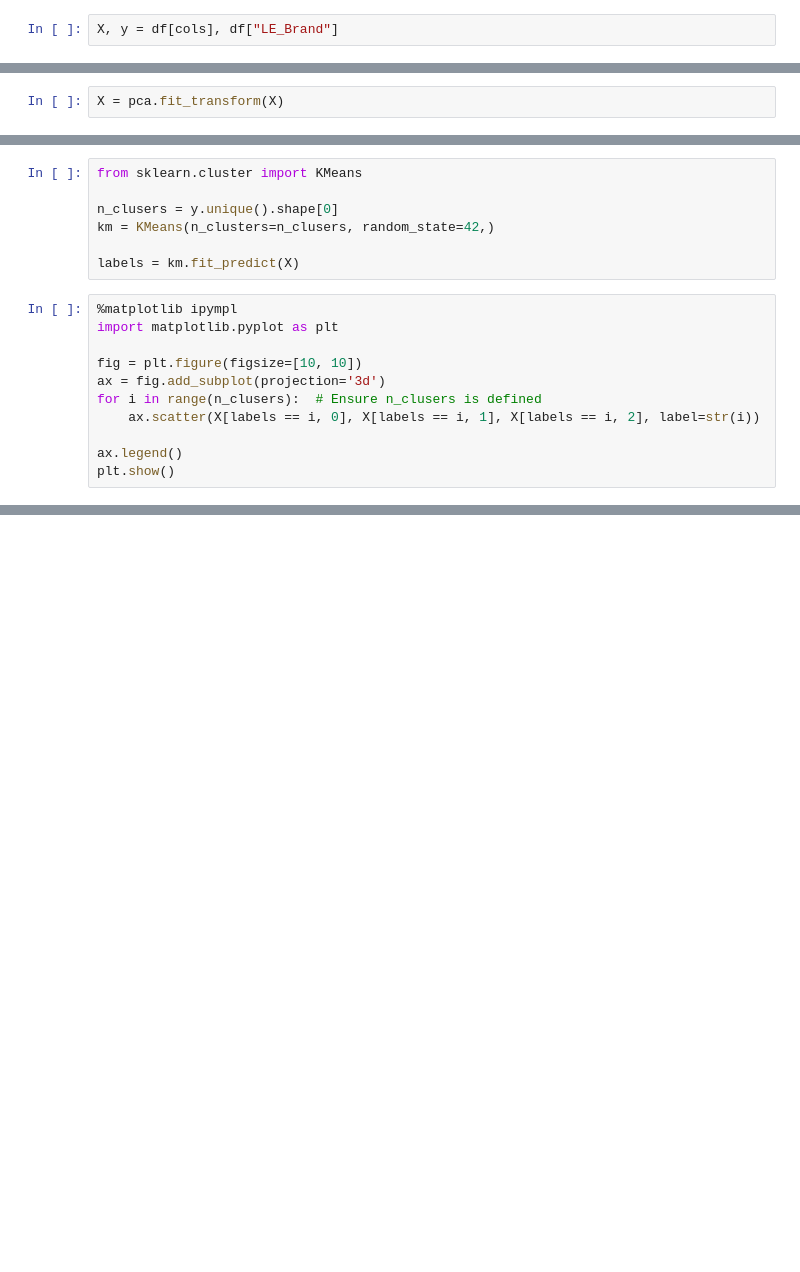
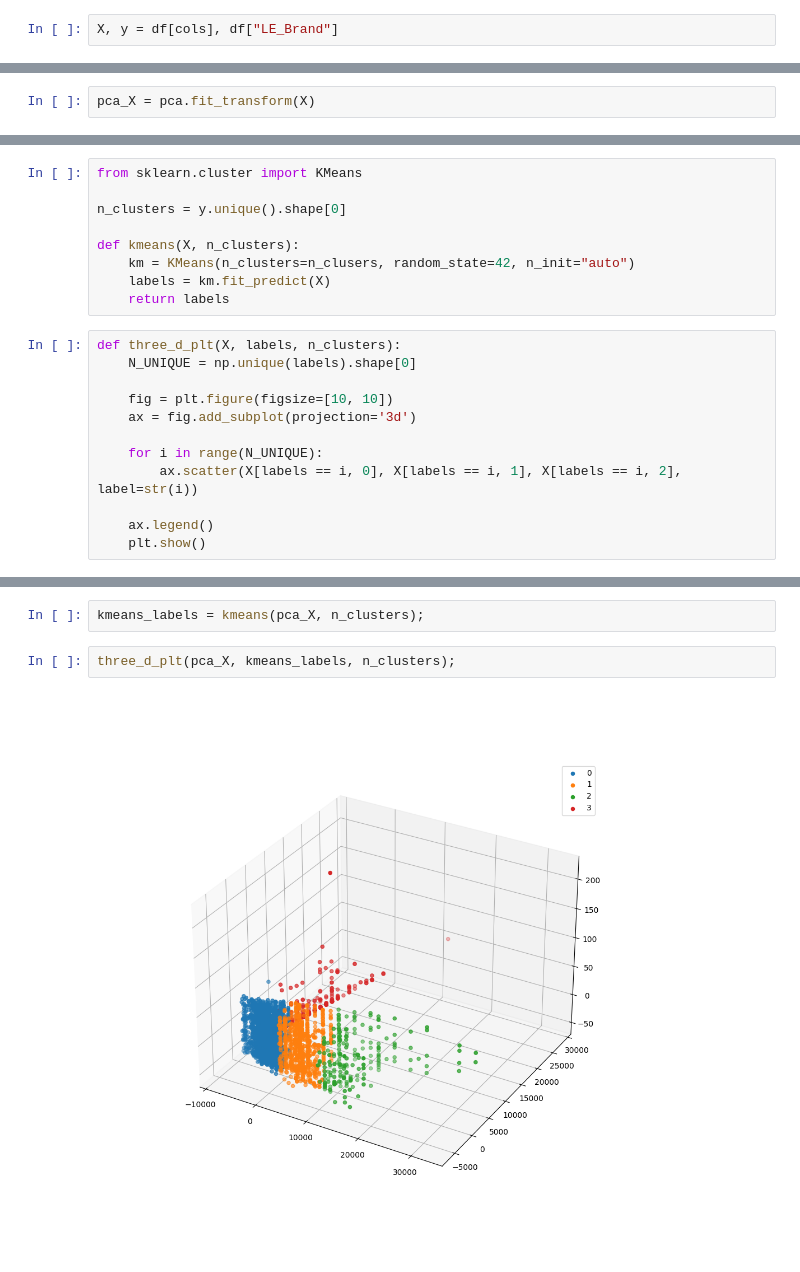
Before and after one commit to DLBD-Department/Python-Data-Science, a Jupyter notebook: Day5-Unsupervised_Learning/E2E-UnsupervisedLearning.ipynb, the cells around one changed output, grey strips where cells are left out. Cells and saved outputs as stored; diff of their text form; blank space fills up the shorter version.

Commit message:
[FEAT] Added tsne and plotting

```diff
--- a/Day5-Unsupervised_Learning/E2E-UnsupervisedLearning.ipynb
+++ b/Day5-Unsupervised_Learning/E2E-UnsupervisedLearning.ipynb
@@ -47,2 +61,2 @@ pca = PCA(n_components=3)
 # %%
-X = pca.fit_transform(X)
+pca_X = pca.fit_transform(X)
@@ -49,18 +82,21 @@ X = pca.fit_transform(X)
 # %%
 from sklearn.cluster import KMeans
 
-n_clusers = y.unique().shape[0]
-km = KMeans(n_clusters=n_clusers, random_state=42,)
+n_clusters = y.unique().shape[0]
 
-labels = km.fit_predict(X)
+def kmeans(X, n_clusters):
+    km = KMeans(n_clusters=n_clusers, random_state=42, n_init="auto")
+    labels = km.fit_predict(X)
+    return labels
 # %%
-%matplotlib ipympl
-import matplotlib.pyplot as plt
+def three_d_plt(X, labels, n_clusters):
+    N_UNIQUE = np.unique(labels).shape[0]
 
-fig = plt.figure(figsize=[10, 10])
-ax = fig.add_subplot(projection='3d')
-for i in range(n_clusers):  # Ensure n_clusers is defined
-    ax.scatter(X[labels == i, 0], X[labels == i, 1], X[labels == i, 2], label=str(i))
+    fig = plt.figure(figsize=[10, 10])
+    ax = fig.add_subplot(projection='3d')
 
-ax.legend()
-plt.show()
+    for i in range(N_UNIQUE):
+        ax.scatter(X[labels == i, 0], X[labels == i, 1], X[labels == i, 2], label=str(i))
+
+    ax.legend()
+    plt.show()
@@ -81,0 +105,6 @@ plt.show()
+# %%
+kmeans_labels = kmeans(pca_X, n_clusters);
+# %%
+three_d_plt(pca_X, kmeans_labels, n_clusters);
+# %% [output]
+[figure, added]
```
Also changed, not shown: parts of 21 cells of this notebook.
